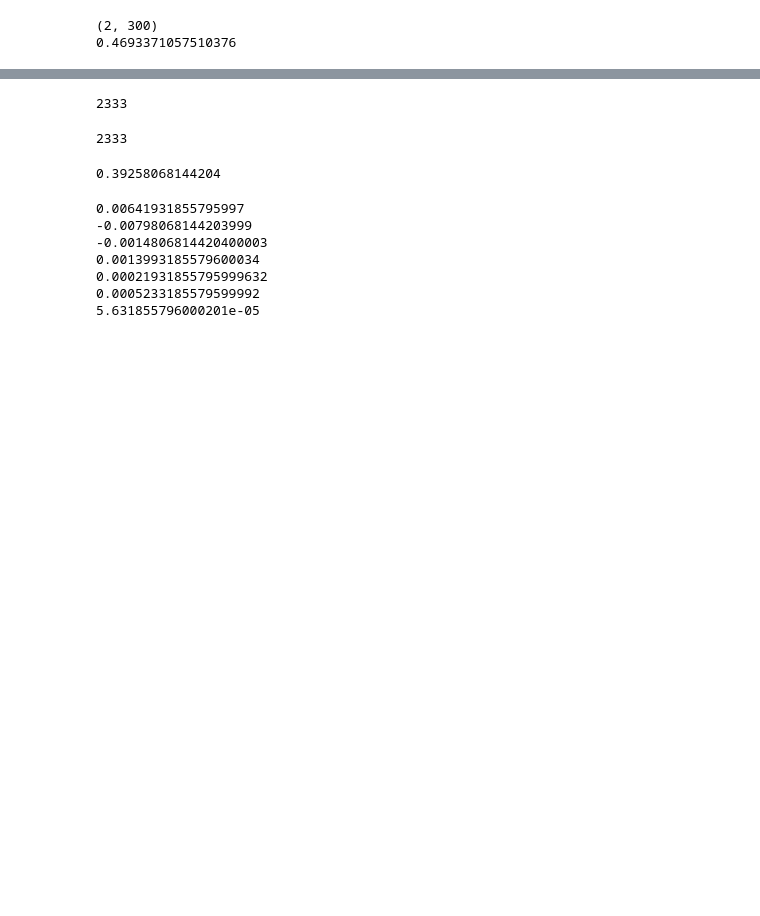
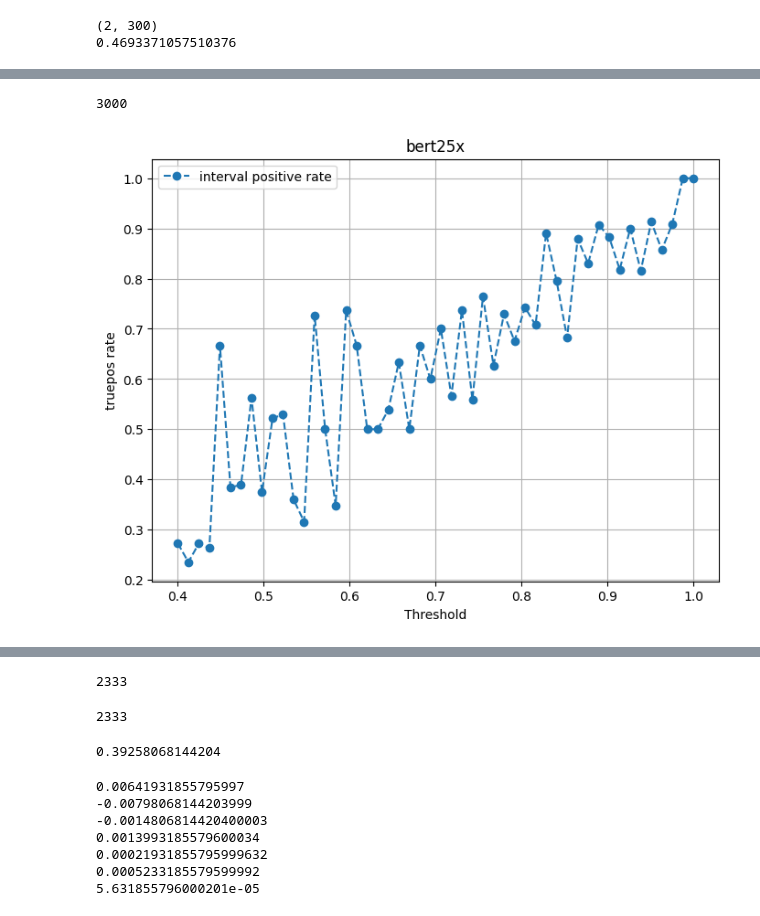
Before and after one commit to kaimeng-zhu/proxyJoin, a Jupyter notebook: w2v.ipynb, the cells around one changed output, grey strips where cells are left out. Cells and saved outputs as stored; diff of their text form; code cells hidden in the pictures; blank space fills up the shorter version.

```diff
--- a/w2v.ipynb
+++ b/w2v.ipynb
@@ -272,24 +305,30 @@ def intervalMeasure(result, scoreList):
         ret.append(curPos/curTotal)
 
     return ret
+# %%
+print(len(bertRsultDiag))
+# %% [output]
+3000
 # %%
 import numpy as np
 import matplotlib.pyplot as plt
-bertAxis = np.linspace(0,1,10).tolist()
-bertIntervalPos = intervalMeasure(bertResult,bertAxis)
+bertAxis = np.linspace(0.4,1,50).tolist()
+bertIntervalPos = intervalMeasure(bertRsultDiag,bertAxis)
 
 x_values = bertAxis  # X-axis values
 # Create the line graph
 plt.figure(figsize=(8, 6))  # Optional: Set the figure size
 
 plt.plot(x_values, bertIntervalPos, label='interval positive rate', marker='o', linestyle='--')
 
 # Add labels and a legend
 plt.xlabel('Threshold')
-plt.ylabel('%')
-plt.title('Word2Vec')
+plt.ylabel('truepos rate')
+plt.title('bert25x')
 plt.legend()
 
 # Show the graph (or save it to a file with plt.savefig)
 plt.grid(True)  # Optional: Show grid lines
 plt.show()
+# %% [output]
+[figure, added]
```
Also changed, not shown: parts of 14 cells of this notebook.
